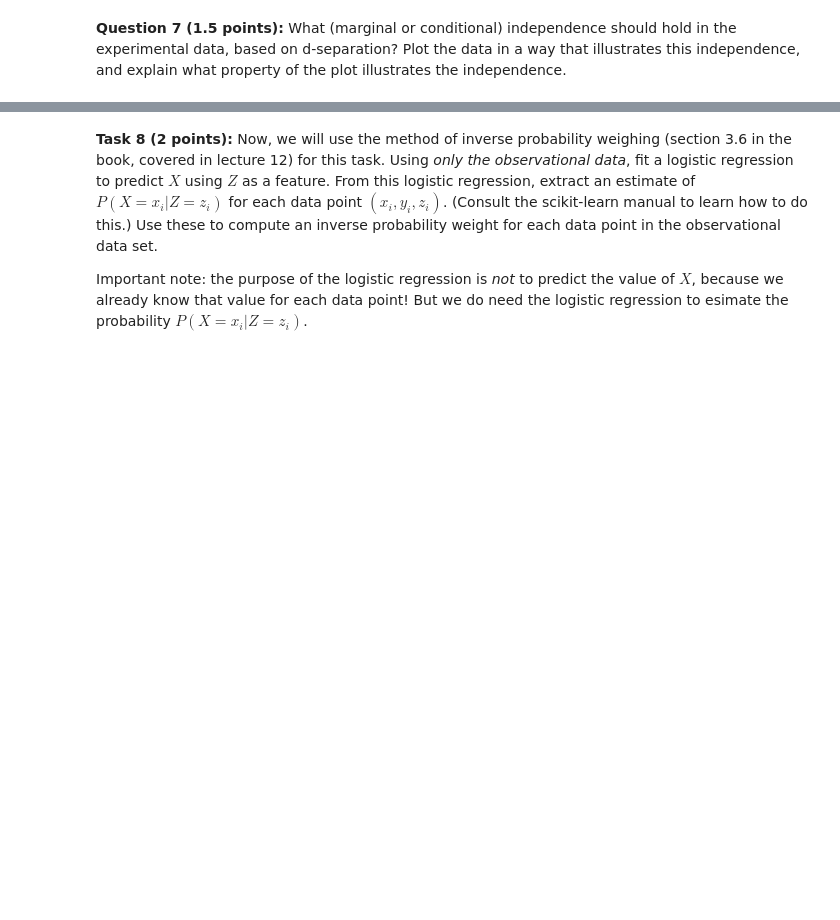
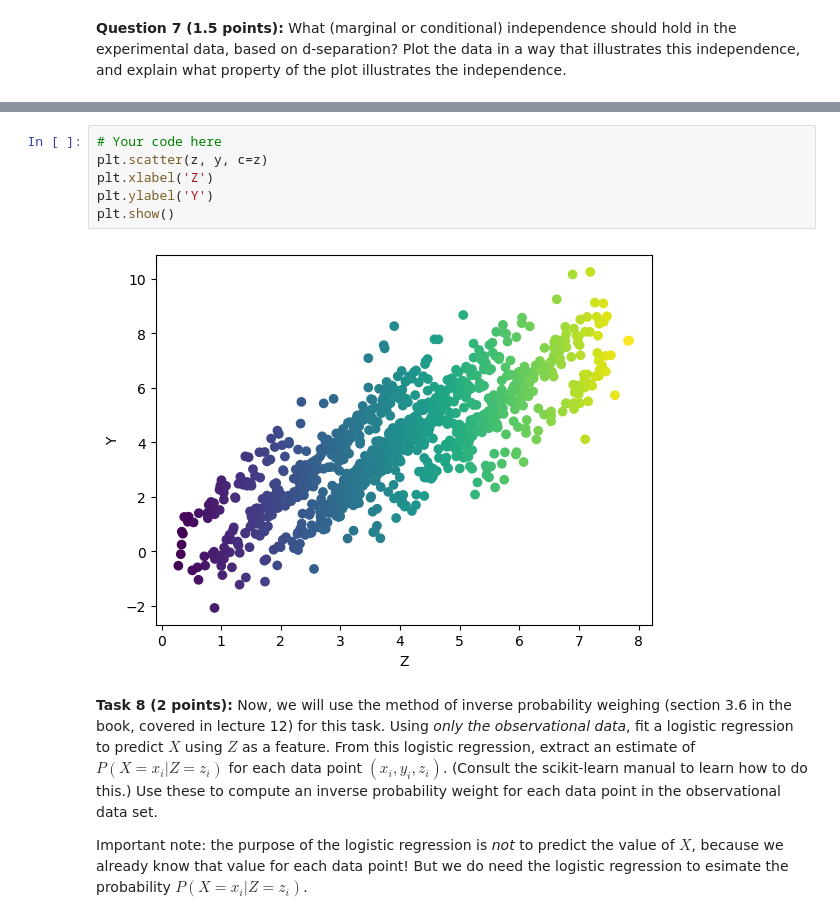
Before and after one commit to leonardocarboni/aml-carboni-bais, a Jupyter notebook: Assignment 3/bais_carboni.ipynb, the cells around one changed output, grey strips where cells are left out. Cells and saved outputs as stored; diff of their text form; blank space fills up the shorter version.

```diff
--- a/Assignment 3/bais_carboni.ipynb
+++ b/Assignment 3/bais_carboni.ipynb
@@ -143,3 +169,11 @@ You should see in your plot that the curve we learned from the observational dat
+# %%
+# Your code here
+plt.scatter(z, y, c=z)
+plt.xlabel('Z')
+plt.ylabel('Y')
+plt.show()
+# %% [output]
+[figure, added]
 # %% [markdown]
 **Task 8 (2 points):** Now, we will use the method of inverse probability weighing (section 3.6 in the book, covered in lecture 12) for this task. Using *only the observational data*, fit a logistic regression to predict $X$ using $Z$ as a feature. From this logistic regression, extract an estimate of $P(X=x_i|Z=z_i)$ for each data point $(x_i, y_i, z_i)$. (Consult the scikit-learn manual to learn how to do this.) Use these to compute an inverse probability weight for each data point in the observational data set.
 
```
Also changed, not shown: parts of 15 cells of this notebook.
